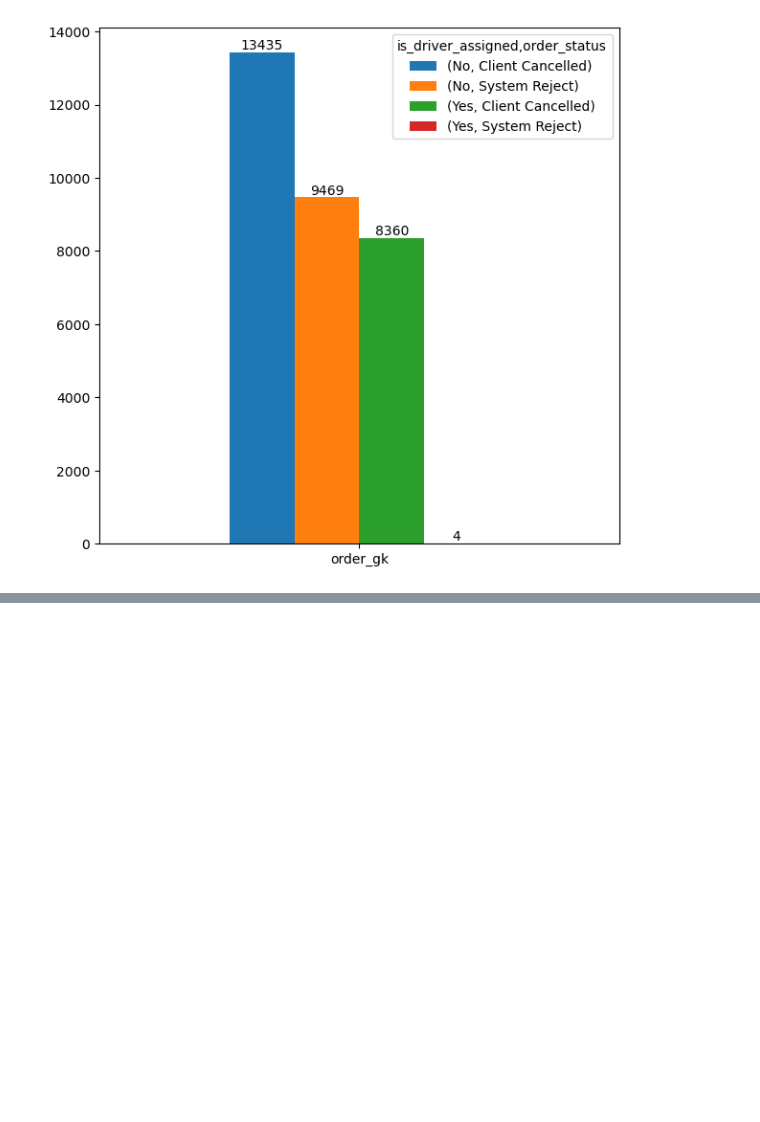
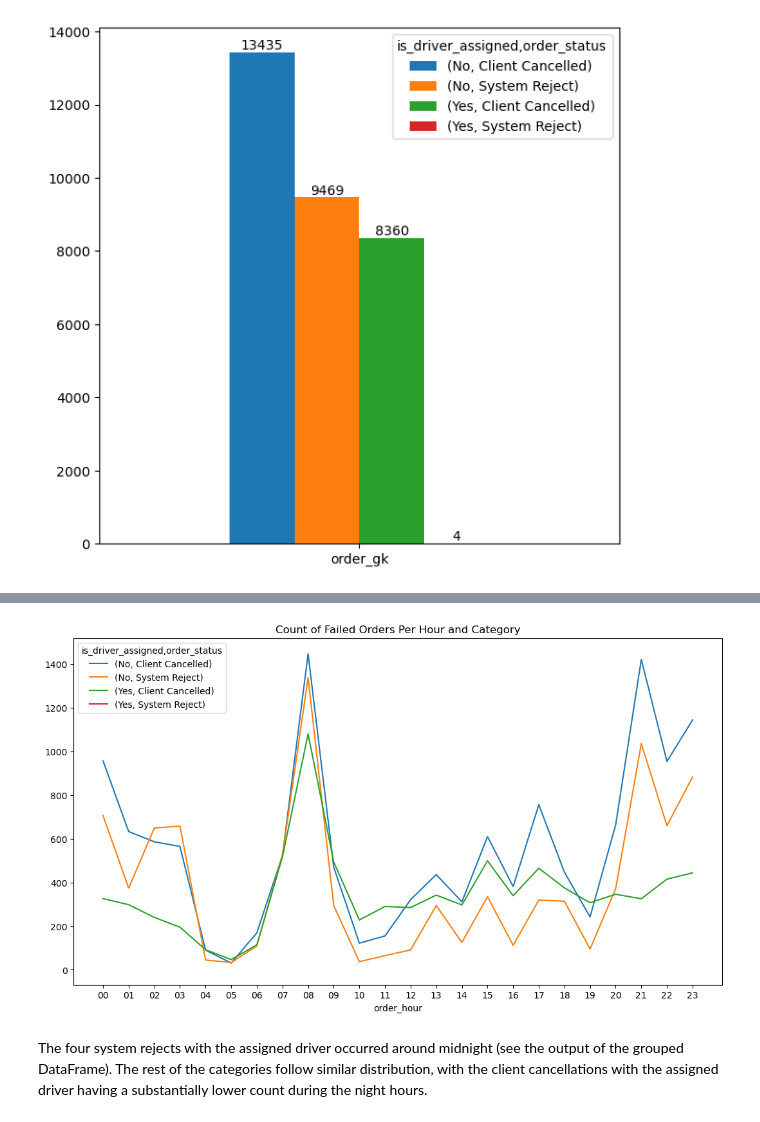
Before and after one commit to ahmed-abuelazm/Gett---Insights-from-failed-orders, a Jupyter notebook: analysis.ipynb, the cells around one changed output, grey strips where cells are left out. Cells and saved outputs as stored; diff of their text form; code cells hidden in the pictures; blank space fills up the shorter version.

```diff
--- a/analysis.ipynb
+++ b/analysis.ipynb
@@ -175,0 +200,3 @@ for c in fig.containers:
+# %%
+grouped_q2 = df.groupby(by=['order_hour', 'is_driver_assigned', 'order_status'])['order_gk'].count()
+grouped_q2
@@ -175,0 +217,10 @@ for c in fig.containers:
+# %%
+_ = grouped_q2.reset_index().pivot(index="order_hour",
+                                   columns=["is_driver_assigned", "order_status"],
+                                   values="order_gk").plot(xticks=range(0, 24),
+                                                           figsize=(13, 7),
+                                                           title="Count of Failed Orders Per Hour and Category")
+# %% [output]
+[figure, added]
+# %% [markdown]
+The four system rejects with the assigned driver occurred around midnight (see the output of the grouped DataFrame). The rest of the categories follow similar distribution, with the client cancellations with the assigned driver having a substantially lower count during the night hours.
```
Also changed, not shown: parts of 12 cells of this notebook.
